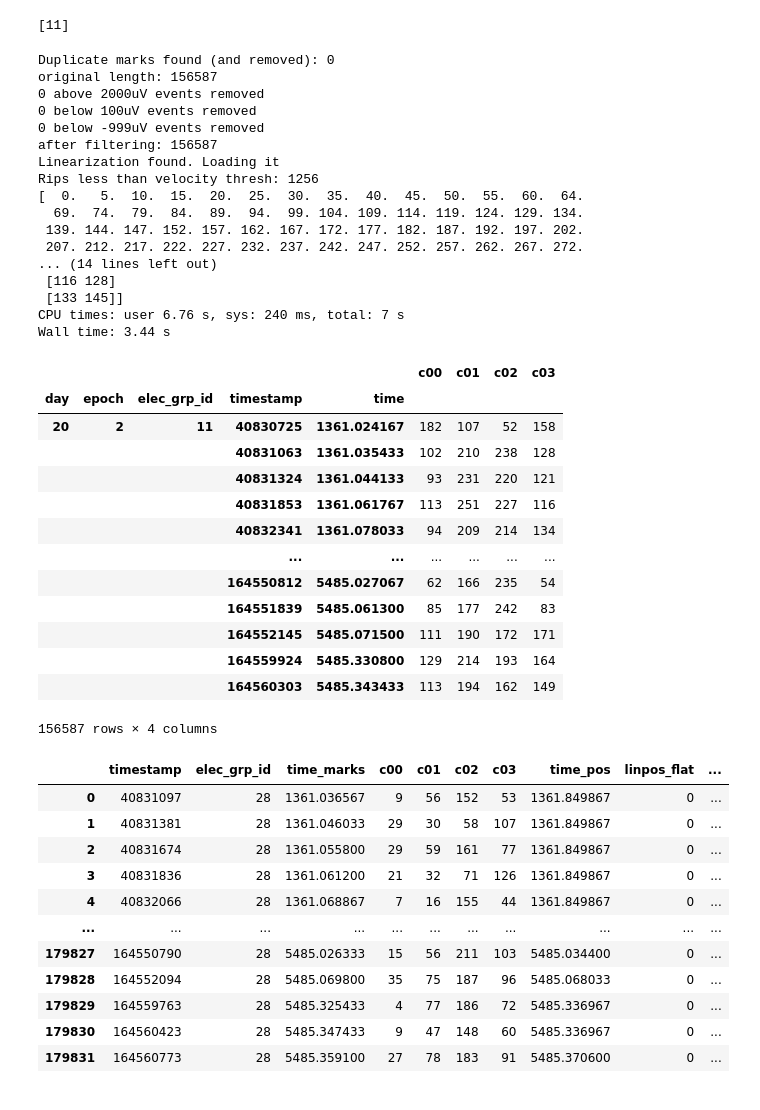
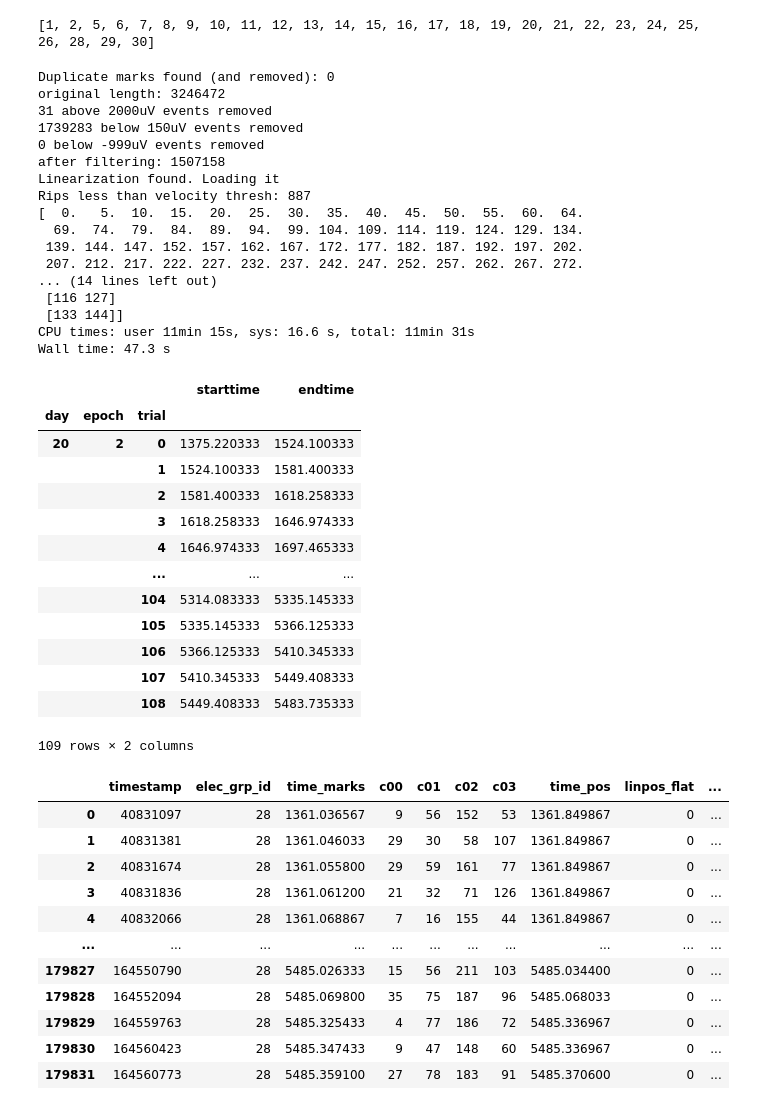
Before and after one commit to trevortknguyen/spykshrk_realtime, a Jupyter notebook: jupyter-notebooks/Decoding_functionalized_MEC.ipynb, the cells around one changed output. Cells and saved outputs as stored; diff of their text form; code cells hidden in the pictures.

```diff
--- a/jupyter-notebooks/Decoding_functionalized_MEC.ipynb
+++ b/jupyter-notebooks/Decoding_functionalized_MEC.ipynb
@@ -29,8 +31,8 @@ hv.extension('bokeh')
 # 1. improve save options. make convert posterior to xarray more flexible - make params optional
 # %%
 ## Define parameters
-rat_name = 'remy'
-day =  20    #previously:{'remy':[20], 'gus':[28], 'bernard':[23], 'fievel':[19]}
+rat_name = 'roquefort'
+day =  10    #previously:{'remy':[20], 'gus':[28], 'bernard':[23], 'fievel':[19]}
 epoch = 2  # previously:{'remy':[4], 'gus':[2], 'bernard':[4], 'fievel':[2]}
 
 # define data source filepaths
@@ -46,8 +48,8 @@ day_ep = str(day) + '_' + str(epoch)
 
 # if you want all ca1 tets with no deadchans, set tetlist to None. otherwise, specify list
 
-#tetlist = None
-tetlist = [11]
+tetlist = None
+#tetlist = [11]
 
 if tetlist is None:
     animalinfo  = {rat_name: Animal(directory=raw_directory, short_name=rat_name)}
@@ -71,7 +73,7 @@ discrete_tm_val=.99   # for classifier
 
 print(tetrodes)
 # %% [output]
-[11]
+[1, 2, 5, 6, 7, 8, 9, 10, 11, 12, 13, 14, 15, 16, 17, 18, 19, 20, 21, 22, 23, 24, 25, 26, 28, 29, 30]
 # %%
 %%time
 # IMPORT and process data
@@ -83,7 +85,7 @@ datasrc = trodes2SS.TrodesImport(raw_directory, rat_name, [day],
 marks = datasrc.import_marks()
 print('original length: '+str(marks.shape[0]))
 # OPTIONAL: to reduce mark number, can filter by size. Current detection threshold is 100
-marks = trodes2SS.threshold_marks(marks, maxthresh=2000,minthresh=100)
+marks = trodes2SS.threshold_marks(marks, maxthresh=2000,minthresh=150)
 # remove any big negative events (artifacts?)
 marks = trodes2SS.threshold_marks_negative(marks, negthresh=-999)
 print('after filtering: '+str(marks.shape[0]))
@@ -125,39 +127,44 @@ pos_bin_delta = sungod_util.define_pos_bin_delta(binned_arm_coords, pos_bins, li
 max_pos = binned_arm_coords[-1][-1]+1
 # %% [output]
 Duplicate marks found (and removed): 0
-original length: 156587
-0 above 2000uV events removed
-0 below 100uV events removed
+original length: 3246472
+31 above 2000uV events removed
+1739283 below 150uV events removed
 0 below -999uV events removed
-after filtering: 156587
+after filtering: 1507158
 Linearization found. Loading it
-Rips less than velocity thresh: 1256
+Rips less than velocity thresh: 887
 [  0.   5.  10.  15.  20.  25.  30.  35.  40.  45.  50.  55.  60.  64.
   69.  74.  79.  84.  89.  94.  99. 104. 109. 114. 119. 124. 129. 134.
  139. 144. 147. 152. 157. 162. 167. 172. 177. 182. 187. 192. 197. 202.
  207. 212. 217. 222. 227. 232. 237. 242. 247. 252. 257. 262. 267. 272.
 ... (14 lines left out)
- [116 128]
- [133 145]]
-CPU times: user 6.76 s, sys: 240 ms, total: 7 s
-Wall time: 3.44 s
+ [116 127]
+ [133 144]]
+CPU times: user 11min 15s, sys: 16.6 s, total: 11min 31s
+Wall time: 47.3 s
-# %%
-marks
-# %% [output]
-|  |  |  |  |  | c00 | c01 | c02 | c03 |
-| day | epoch | elec_grp_id | timestamp | time |  |  |  |  |
-| 20 | 2 | 11 | 40830725 | 1361.024167 | 182 | 107 | 52 | 158 |
-|  |  |  | 40831063 | 1361.035433 | 102 | 210 | 238 | 128 |
-|  |  |  | 40831324 | 1361.044133 | 93 | 231 | 220 | 121 |
-|  |  |  | 40831853 | 1361.061767 | 113 | 251 | 227 | 116 |
-|  |  |  | 40832341 | 1361.078033 | 94 | 209 | 214 | 134 |
-|  |  |  | ... | ... | ... | ... | ... | ... |
-|  |  |  | 164550812 | 5485.027067 | 62 | 166 | 235 | 54 |
-|  |  |  | 164551839 | 5485.061300 | 85 | 177 | 242 | 83 |
-|  |  |  | 164552145 | 5485.071500 | 111 | 190 | 172 | 171 |
-|  |  |  | 164559924 | 5485.330800 | 129 | 214 | 193 | 164 |
-|  |  |  | 164560303 | 5485.343433 | 113 | 194 | 162 | 149 |
-156587 rows × 4 columns
+# %%
+# for roqui, these numbers are for 27 tets, for remy 20
+# total marks > 100, roqui: 3.2M, remy: 3.1M
+# total marks > 150: roqui: 1.5M, remy: 1.4M
+trials
+# roqui 10, 2: 2112 - 7508 sec
+# remy 20, 2: 1375 - 5483 sec
+# %% [output]
+|  |  |  | starttime | endtime |
+| day | epoch | trial |  |  |
+| 20 | 2 | 0 | 1375.220333 | 1524.100333 |
+|  |  | 1 | 1524.100333 | 1581.400333 |
+|  |  | 2 | 1581.400333 | 1618.258333 |
+|  |  | 3 | 1618.258333 | 1646.974333 |
+|  |  | 4 | 1646.974333 | 1697.465333 |
+|  |  | ... | ... | ... |
+|  |  | 104 | 5314.083333 | 5335.145333 |
+|  |  | 105 | 5335.145333 | 5366.125333 |
+|  |  | 106 | 5366.125333 | 5410.345333 |
+|  |  | 107 | 5410.345333 | 5449.408333 |
+|  |  | 108 | 5449.408333 | 5483.735333 |
+109 rows × 2 columns
 # %%
 # this cell combines marks and position
 import pandas as pd
```
Also changed, not shown: parts of 1 cell of this notebook.
